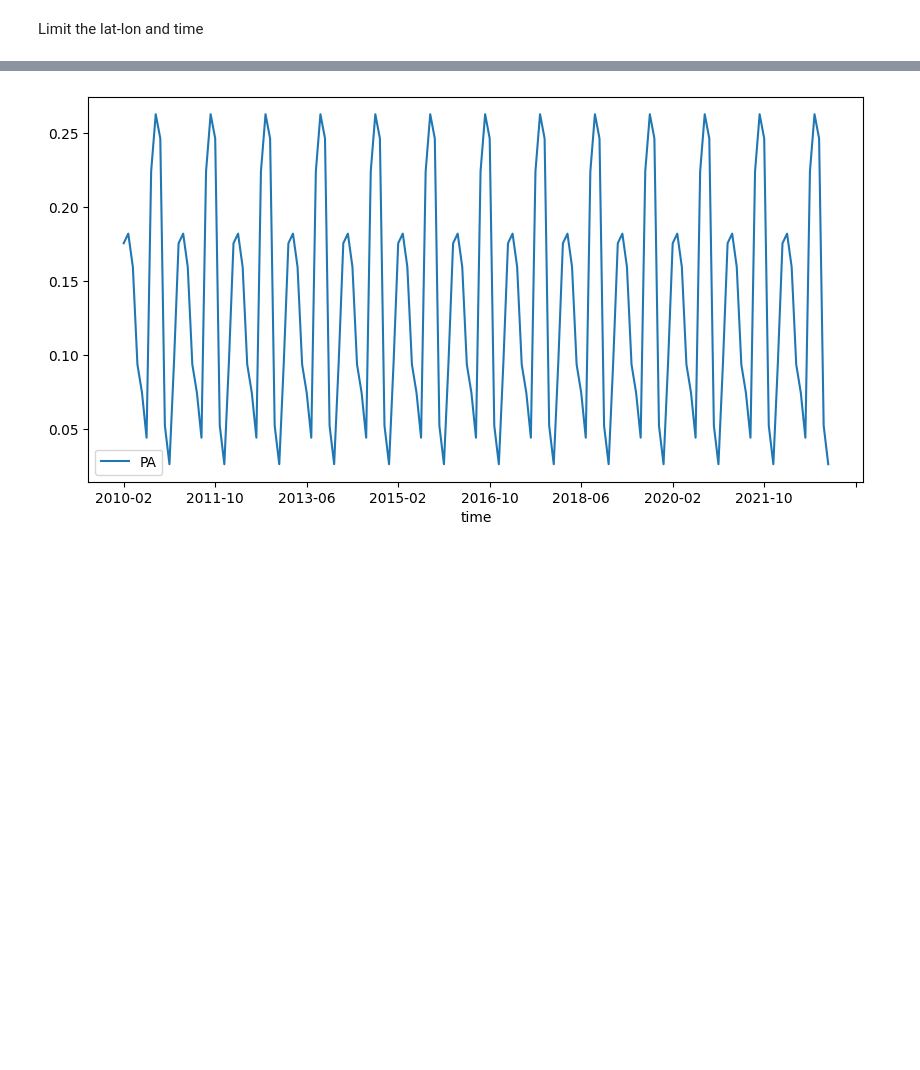
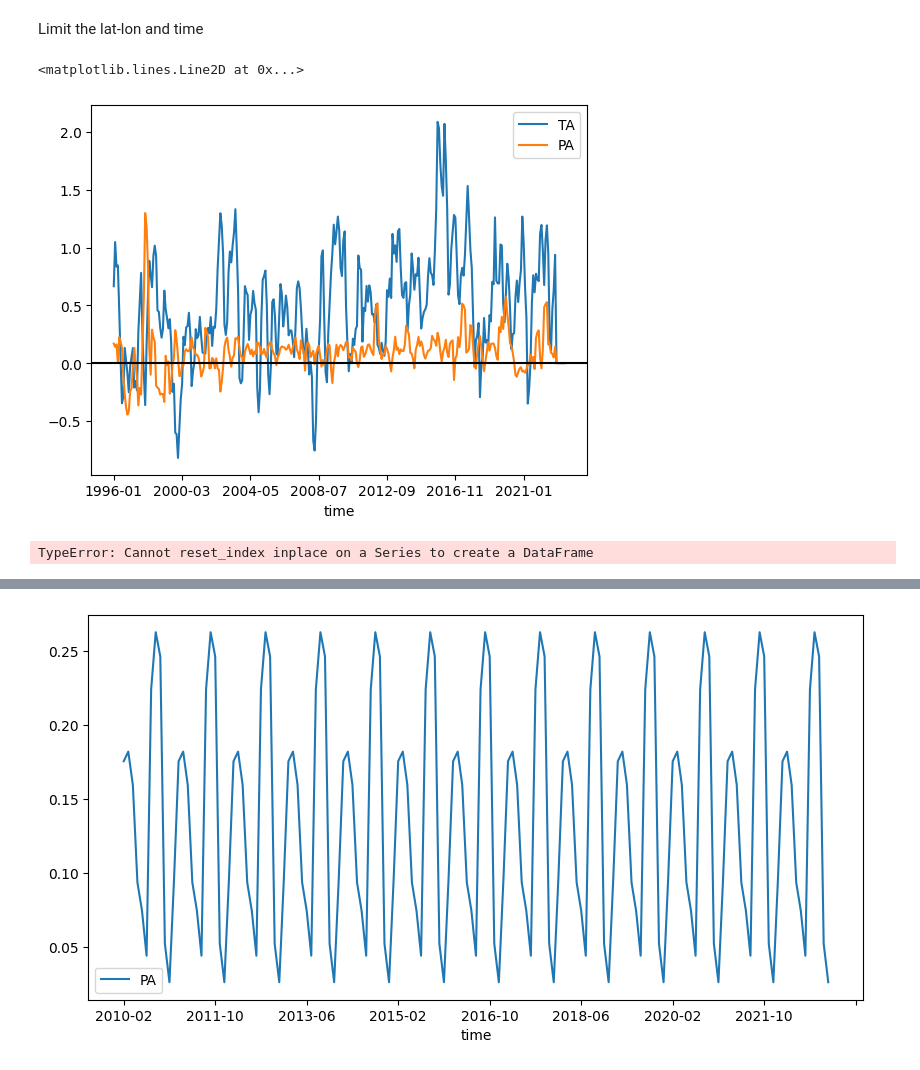
Before and after one commit to saraghivarello/Climate-and-conflict, a Jupyter notebook: all codes/Regression - figs.ipynb, the cells around one changed output, grey strips where cells are left out. Drawn from its saved outputs; the diff is of its cells as text; code cells hidden in the pictures; blank space fills up the shorter version.

```diff
--- a/all codes/Regression - figs.ipynb
+++ b/all codes/Regression - figs.ipynb
@@ -191,6 +191,20 @@ df_c_97_09 = pd.merge(temp_pre_97_09, conflicts_97_09, on=['time','admin1'], how
 df_c_97_09 = df_c_97_09.fillna(0)
 df_c_97_09 = df_c_97_09[['time','admin1','TA','PA','DL','conflicts']]
 df_c_97_09 = df_c_97_09.sort_values(by=['time','admin1'], ascending=[True, True]).reset_index(drop=True)
+# %%
+df_c_97_09.groupby(['time'])[['TA','PA']].mean().plot()
+#plot hline in 0
+plt.axhline(y=0, color='black', linestyle='-')
+# %% [output]
+<matplotlib.lines.Line2D at 0x...>
+[figure, added]
+# %%
+summ=df_c_97_09.groupby(['time'])['TA'].mean()
+summ.reset_index(level=[0], inplace=True)
+#summ = summ[['time','TA']]
+summ.plot(x='time', y='TA', figsize=(15,5), grid=True)
+# %% [output]
+TypeError: Cannot reset_index inplace on a Series to create a DataFrame
 # %%
 # plot variables DL and TA against time
 
```
Also changed, not shown: parts of 2 cells of this notebook, 3 other files.
